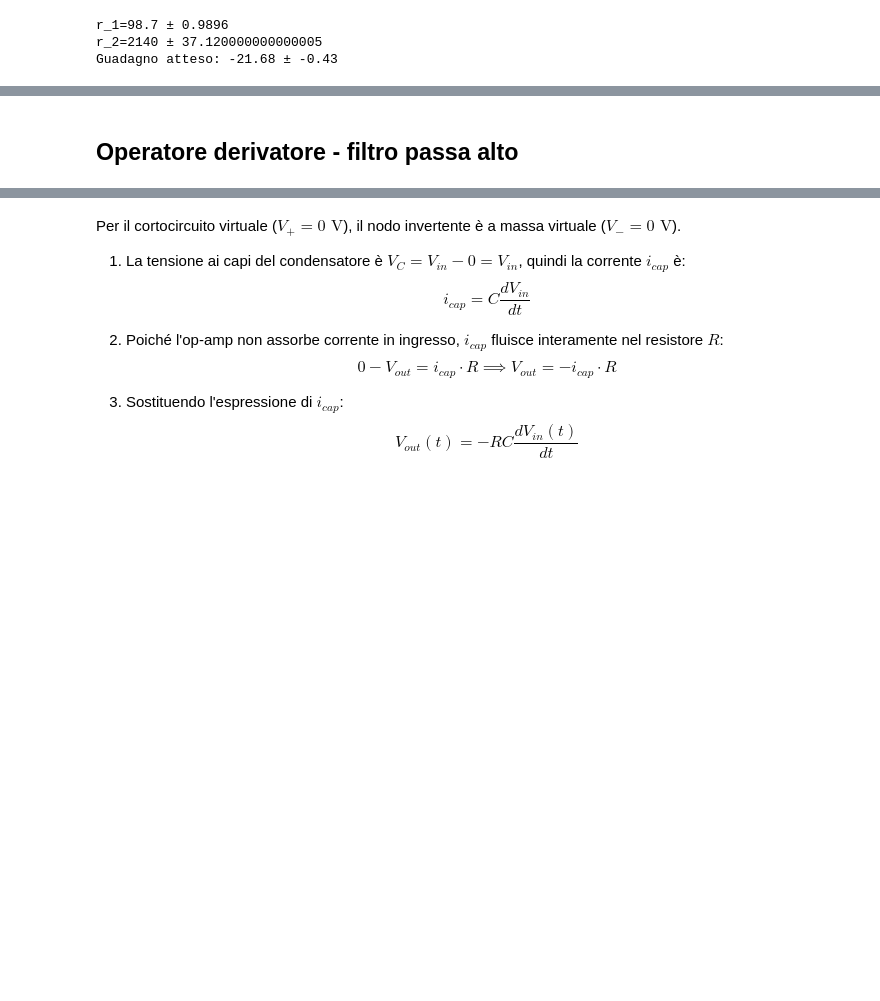
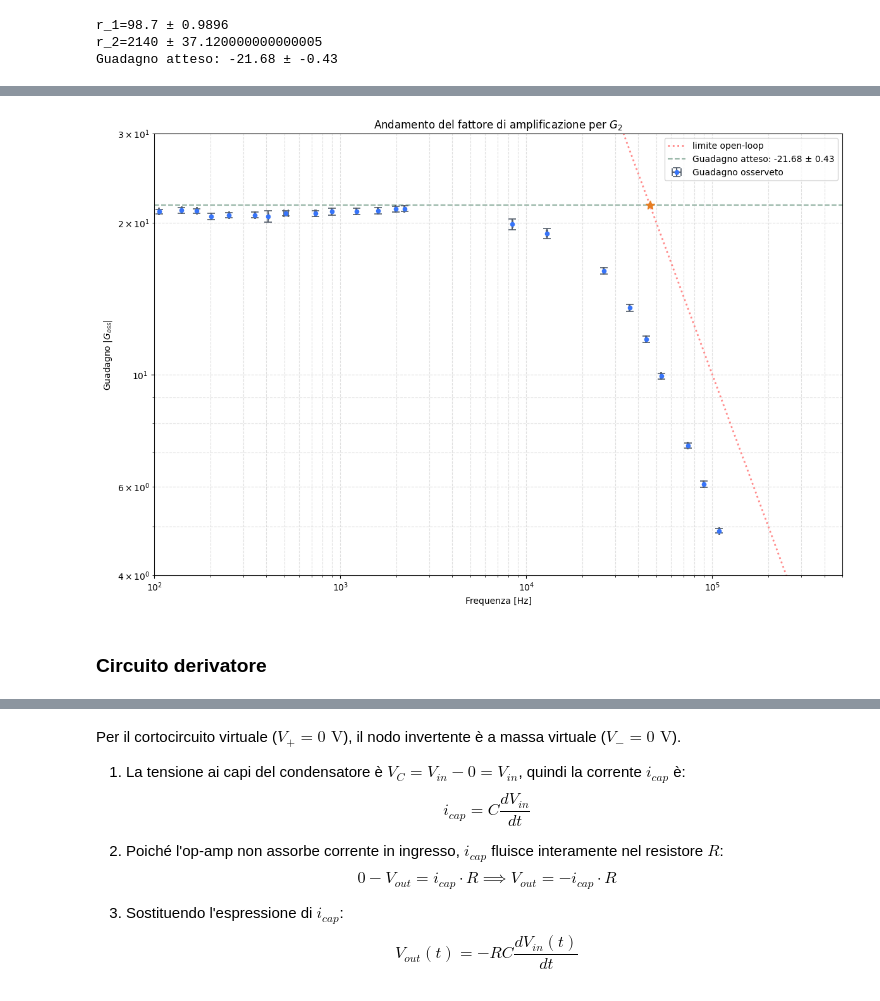
Before and after one commit to marcometeo4p/lab_3, a Jupyter notebook: esp_1/rel.ipynb, the cells around one changed output, grey strips where cells are left out. Cells and saved outputs as stored; diff of their text form; code cells hidden in the pictures; blank space fills up the shorter version.

```diff
--- a/esp_1/rel.ipynb
+++ b/esp_1/rel.ipynb
@@ -126,11 +255,11 @@ R_2=2140
 sigma_R1=0.1*2+0.008*R_1
 sigma_R2=10*2+0.008*R_2
 
-guad=-R_2/R_1
-sigma_guad=guad*((sigma_R1/R_1)**2+(sigma_R2/R_2)**2)**0.5
+G_2=-R_2/R_1
+sigma_g2=G_2*((sigma_R1/R_1)**2+(sigma_R2/R_2)**2)**0.5
 print(f"r_1={R_1} ± {sigma_R1}")
 print(f"r_2={R_2} ± {sigma_R2}")
-print(f"Guadagno atteso: {guad:.2f} ± {sigma_guad:.2f}")
+print(f"Guadagno atteso: {G_2:.2f} ± {sigma_g2:.2f}")
 # %% [output]
 r_1=98.7 ± 0.9896
 r_2=2140 ± 37.120000000000005
@@ -729,5 +363,38 @@ plt.errorbar()
-# %% [markdown]
-## Operatore derivatore - filtro passa alto
+# %%
+dg21['G_mod']=np.abs(dg21['G_oss'])
+f_3dB_teorica=1e6/np.abs(G_2)
+f_min_log = np.log10(dg21['freq1 [kHz]'] * 1000).min()
+f_max_log = np.log10(dg21['freq1 [kHz]'] * 1000).max()
+f_smooth = np.logspace(f_min_log - 0.2, f_max_log + 0.8, 1000)
+G_teorico_741 = np.abs(G_2) / np.sqrt(1 + (f_smooth / f_3dB_teorica)**2)
+G_asintoto = 10e5 / f_smooth
+
+plt.figure(figsize=(12, 8))
+plt.errorbar(dg21['freq1 [kHz]']*1000,dg21['G_mod'],xerr=dg21['devf1 [kHz]']*1000,yerr=np.abs(dg21['devG_oss']),
+                fmt='o',markersize=4.5, color="#3774F9", ecolor="#525c6a", capsize=4, capthick=1.2, label='Guadagno osserveto',zorder=5)
+#plt.plot(f_smooth, G_teorico_741, color="#000000", linestyle='-', linewidth=2,label=f'Modello teorico',zorder=2,alpha = 0.3)
+
+plt.plot(f_smooth, G_asintoto, color="#ff8b8b", linestyle=':', linewidth=2, label='limite open-loop',zorder=2)
+
+plt.plot(f_3dB_teorica,np.abs(G_2),color='#e67e22',marker='*',markersize=10)
+
+plt.xscale('log')
+plt.yscale('log')
+plt.axhline(y=np.abs(G_2), color="#316e50ff", linestyle='--', label=f'Guadagno atteso: {G_2:.2f} ± {np.abs(sigma_g2):.2f}',alpha=0.5,zorder=1)
+plt.xlabel('Frequenza [Hz]')
+plt.ylabel('Guadagno $|G_{oss}|$')
+plt.title('Andamento del fattore di amplificazione per $G_2$')
+plt.grid(True, which="both", ls="--", alpha=0.4)
+plt.legend()
+plt.xlim(100, 5e5)
+plt.ylim(4, 30)
+plt.tight_layout()
+plt.savefig('grafico_G_vs_freq_g21.png')
+plt.show()
+# %% [output]
+[figure, added]
+# %% [markdown]
+### Circuito derivatore
 # %% [markdown]
 ![schema amplificatore invertente](amp_diff_alot.png)
 # %% [markdown]
```
Also changed, not shown: parts of 28 cells of this notebook, 19 other files.
